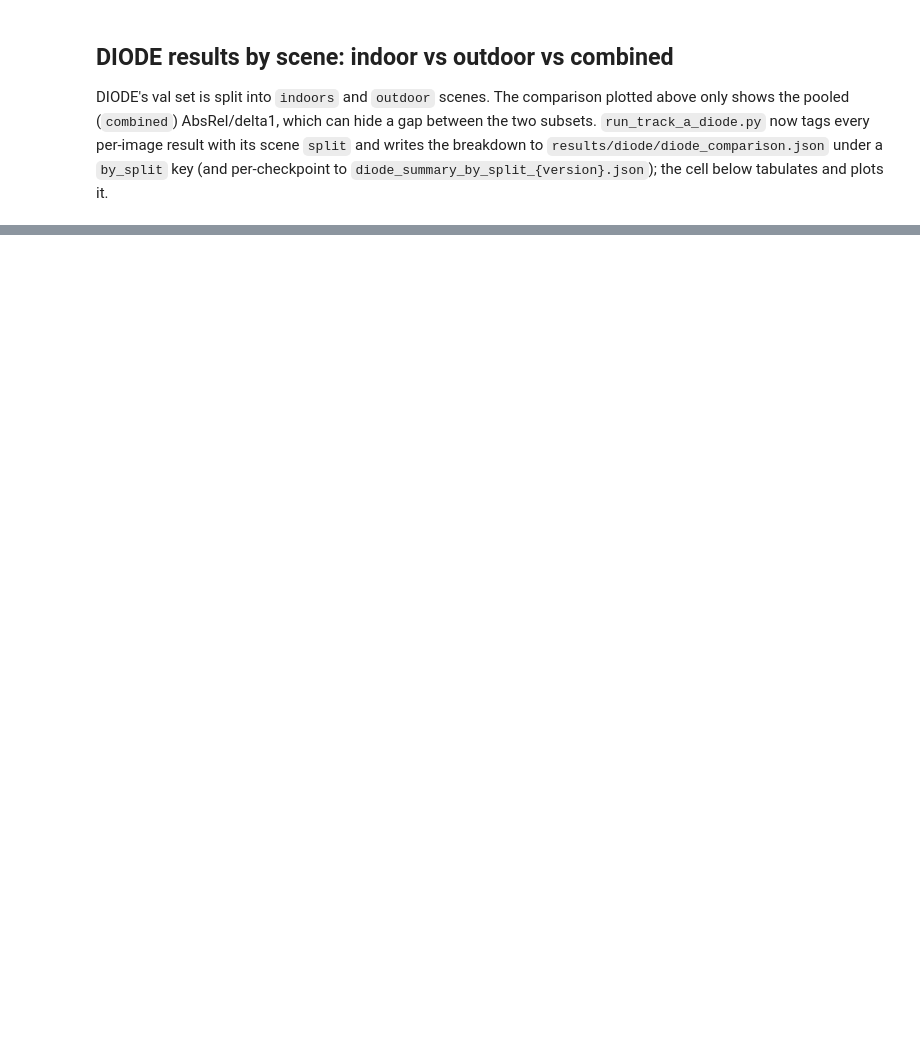
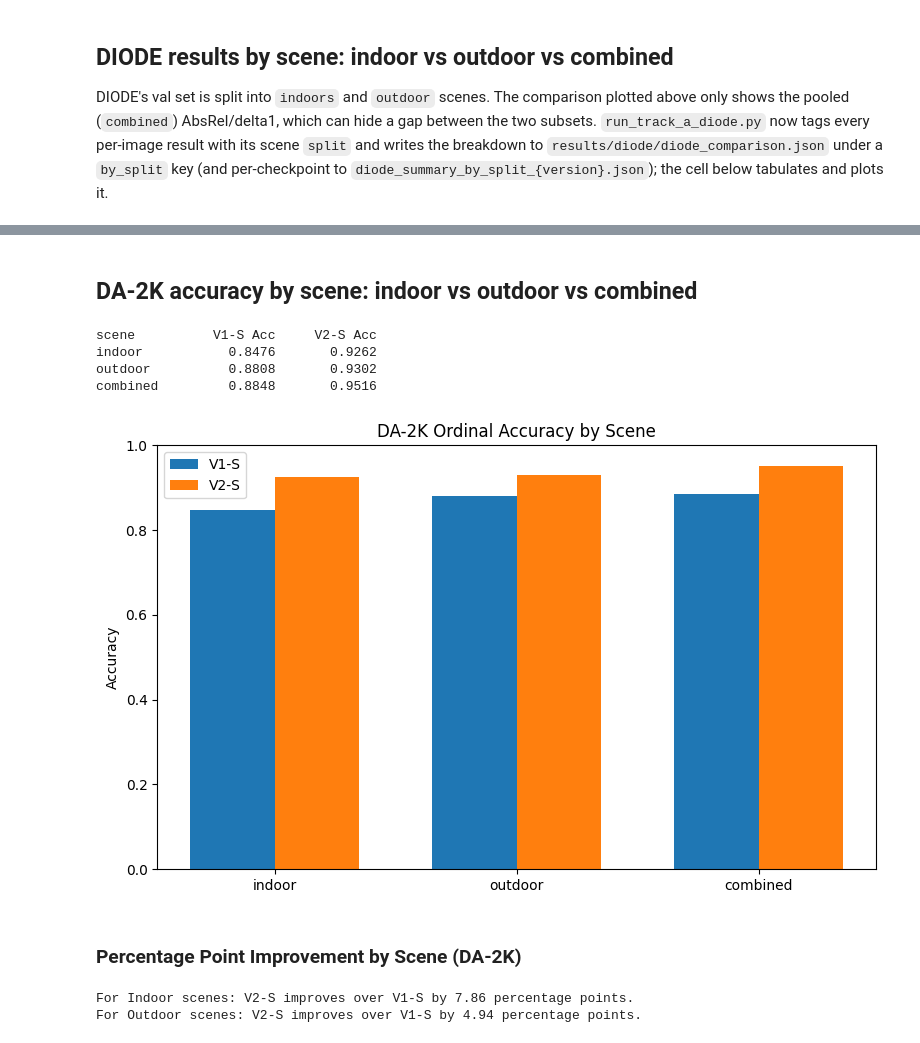
Before and after one commit to SiboneloMlambo/Computer_Vision_Assignment_MSc, a Jupyter notebook: notebooks/colab_reproduction.ipynb, the cells around one changed output, grey strips where cells are left out. Drawn from its saved outputs; the diff is of its cells as text; code cells hidden in the pictures; blank space fills up the shorter version.

```diff
--- a/notebooks/colab_reproduction.ipynb
+++ b/notebooks/colab_reproduction.ipynb
@@ -318,0 +415,71 @@ plt.show()
+# %% [markdown]
+## DA-2K accuracy by scene: indoor vs outdoor vs combined
+# %%
+import json
+import matplotlib.pyplot as plt
+import numpy as np
+
+# Load the detailed DA-2K summaries for V1-S and V2-S
+with open('results/da2k/da2k_summary_v1s.json') as f:
+    da2k_v1s = json.load(f)
+with open('results/da2k/da2k_summary_v2s.json') as f:
+    da2k_v2s = json.load(f)
+
+# Extract accuracies for relevant scenes. Note: DA-2K doesn't have a direct 'combined' scene split like DIODE, the top-level 'accuracy' represents the overall combined accuracy.
+scenes = ['indoor', 'outdoor']
+
+v1s_accuracies = [
+    da2k_v1s['accuracy_by_scene'].get(scene, 0.0) for scene in scenes
+]
+v2s_accuracies = [
+    da2k_v2s['accuracy_by_scene'].get(scene, 0.0) for scene in scenes
+]
+
+# Add overall accuracy as 'combined'
+scenes.append('combined')
+v1s_accuracies.append(da2k_v1s['accuracy'])
+v2s_accuracies.append(da2k_v2s['accuracy'])
+
+print(f"{'scene':<10} {'V1-S Acc':>12} {'V2-S Acc':>12}")
+for i, scene in enumerate(scenes):
+    print(
+        f"{scene:<10} {v1s_accuracies[i]:>12.4f} {v2s_accuracies[i]:>12.4f}"
+    )
+
+# Plotting the DA-2K accuracies by scene
+fig, ax = plt.subplots(figsize=(8, 5))
+
+x = np.arange(len(scenes))
+width = 0.35
+
+rects1 = ax.bar(x - width/2, v1s_accuracies, width, label='V1-S')
+rects2 = ax.bar(x + width/2, v2s_accuracies, width, label='V2-S')
+
+ax.set_ylabel('Accuracy')
+ax.set_title('DA-2K Ordinal Accuracy by Scene')
+ax.set_xticks(x)
+ax.set_xticklabels(scenes)
+ax.legend()
+ax.set_ylim(0.0, 1.0)
+
+plt.tight_layout()
+plt.savefig('results/da2k_by_scene_plot.png', dpi=150)
+plt.show()
+# %% [output]
+scene          V1-S Acc     V2-S Acc
+indoor           0.8476       0.9262
+outdoor          0.8808       0.9302
+combined         0.8848       0.9516
+[figure, added]
+# %% [markdown]
+### Percentage Point Improvement by Scene (DA-2K)
+# %%
+for i, scene in enumerate(scenes):
+    if scene != 'combined':
+        v1s_acc = v1s_accuracies[i]
+        v2s_acc = v2s_accuracies[i]
+        delta_pp = (v2s_acc - v1s_acc) * 100
+        print(f"For {scene.capitalize()} scenes: V2-S improves over V1-S by {delta_pp:.2f} percentage points.")
+# %% [output]
+For Indoor scenes: V2-S improves over V1-S by 7.86 percentage points.
+For Outdoor scenes: V2-S improves over V1-S by 4.94 percentage points.
```
Also changed, not shown: parts of 20 cells of this notebook.
